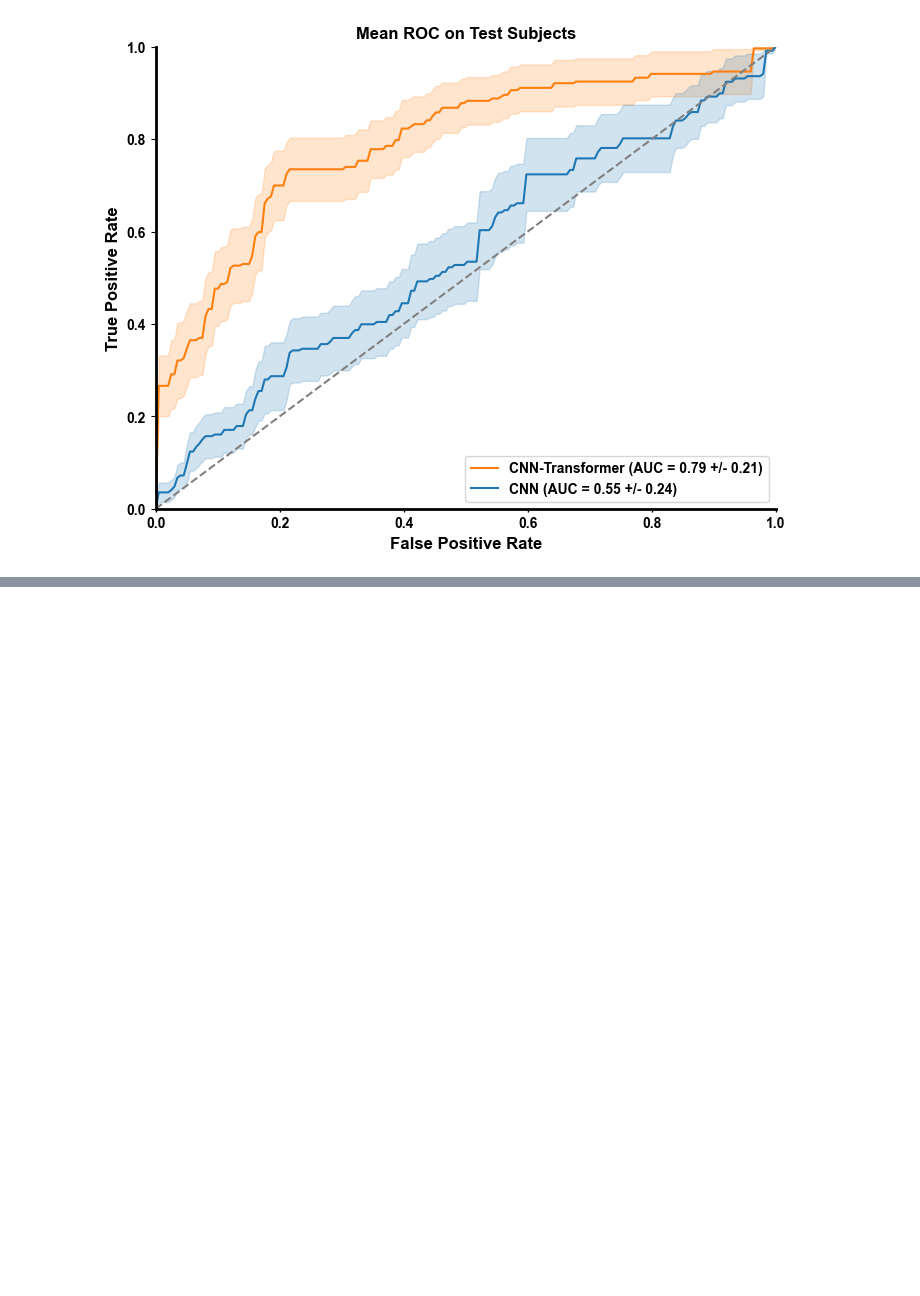
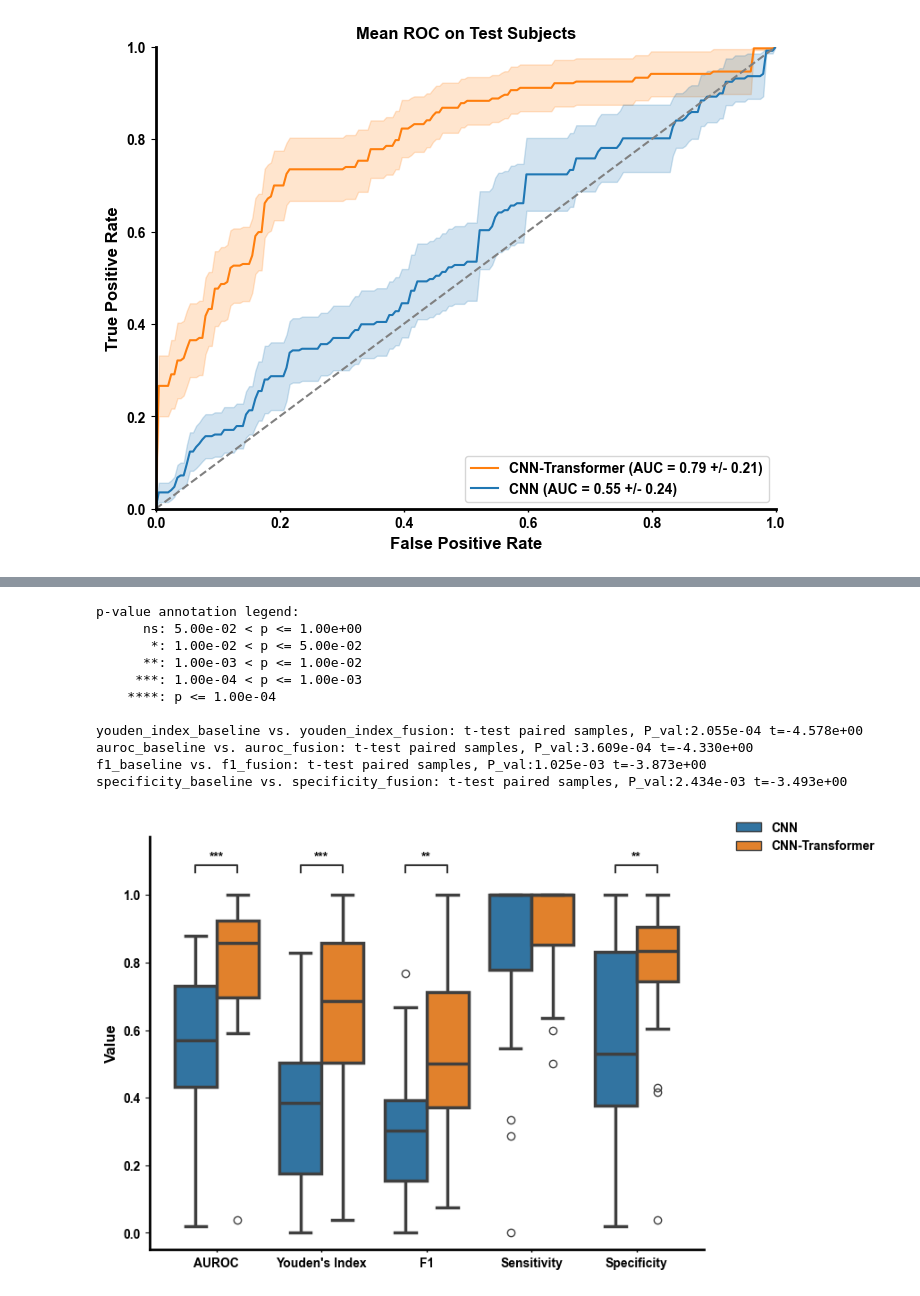
Before and after one commit to witherscp/SPES_Transformer, a Jupyter notebook: notebooks/testing.ipynb, the cells around one changed output, grey strips where cells are left out. Cells and saved outputs as stored; diff of their text form; code cells hidden in the pictures; blank space fills up the shorter version.

```diff
--- a/notebooks/testing.ipynb
+++ b/notebooks/testing.ipynb
@@ -274,0 +302,76 @@ plt.savefig('../results/ROC_comparison.svg', dpi=300, bbox_inches='tight')
+# %%
+baseline_long = (
+    baseline_df
+    .assign(model="baseline")
+    .reset_index()
+)
+fusion_long = (
+    fusion_df
+    .assign(model="fusion")
+    .reset_index()
+)
+combined = pd.concat([baseline_long, fusion_long], axis=0)
+metrics = ['auroc', 'youden_index', 'f1', 'sensitivity', 'specificity']
+
+plot_df = combined.melt(
+    id_vars=["index", "model"],      # subject index & model label
+    value_vars=metrics,              # metrics to plot
+    var_name="metric",
+    value_name="value"
+)
+# %%
+fig = plt.figure(figsize=(8,6))
+
+ax = sns.boxplot(
+    data=plot_df,
+    x="metric",
+    y="value",
+    hue="model"
+)
+
+pairs=[
+    (("auroc","baseline"), ("auroc", "fusion")),
+    (("youden_index","baseline"), ("youden_index", "fusion")),
+    (("f1","baseline"), ("f1", "fusion")),
+    (("sensitivity","baseline"), ("sensitivity", "fusion")),
+    (("specificity","baseline"), ("specificity", "fusion"))
+]
+
+annot = Annotator(
+    ax,
+    pairs=pairs,
+    data=plot_df,
+    x="metric",
+    y="value",
+    hue="model",
+)
+annot.configure(test='t-test_paired', hide_non_significant=True)
+annot.apply_test()
+annot.annotate()
+handles, labels = ax.get_legend_handles_labels()
+ax.legend(
+    handles,
+    ["CNN", "CNN-Transformer"],
+    bbox_to_anchor=(1.05, 1),
+    loc='center left',
+    borderaxespad=0,
+    frameon=False
+)
+ax.set_xticks(['auroc','youden_index','f1','sensitivity', 'specificity'])
+ax.set_xticklabels(['AUROC', "Youden's Index", "F1", "Sensitivity", "Specificity"])
+ax.set_xlabel('')
+ax.set_ylabel('Value')
+plt.savefig('../results/Metric_comparison.svg', bbox_inches='tight', dpi=300)
+# %% [output]
+p-value annotation legend:
+      ns: 5.00e-02 < p <= 1.00e+00
+       *: 1.00e-02 < p <= 5.00e-02
+      **: 1.00e-03 < p <= 1.00e-02
+     ***: 1.00e-04 < p <= 1.00e-03
+    ****: p <= 1.00e-04
+
+youden_index_baseline vs. youden_index_fusion: t-test paired samples, P_val:2.055e-04 t=-4.578e+00
+auroc_baseline vs. auroc_fusion: t-test paired samples, P_val:3.609e-04 t=-4.330e+00
+f1_baseline vs. f1_fusion: t-test paired samples, P_val:1.025e-03 t=-3.873e+00
+specificity_baseline vs. specificity_fusion: t-test paired samples, P_val:2.434e-03 t=-3.493e+00
+[figure, added]
```
Also changed, not shown: parts of 6 cells of this notebook.
